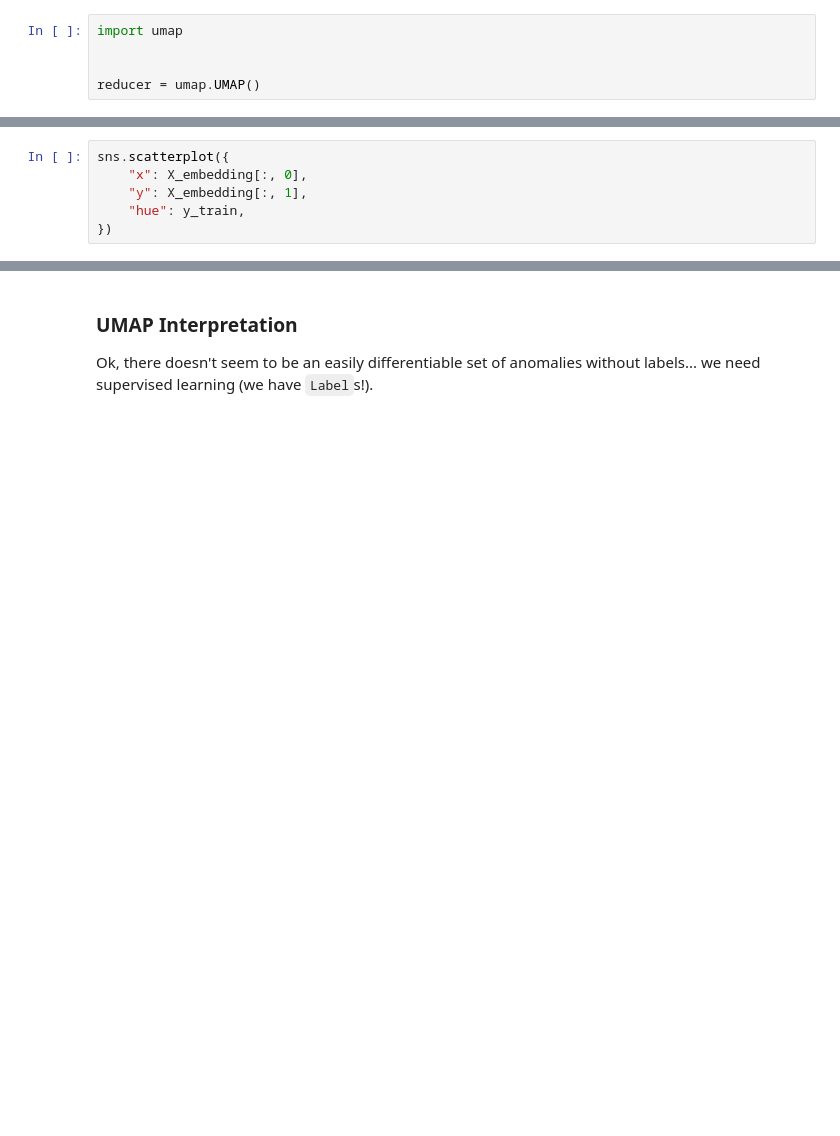
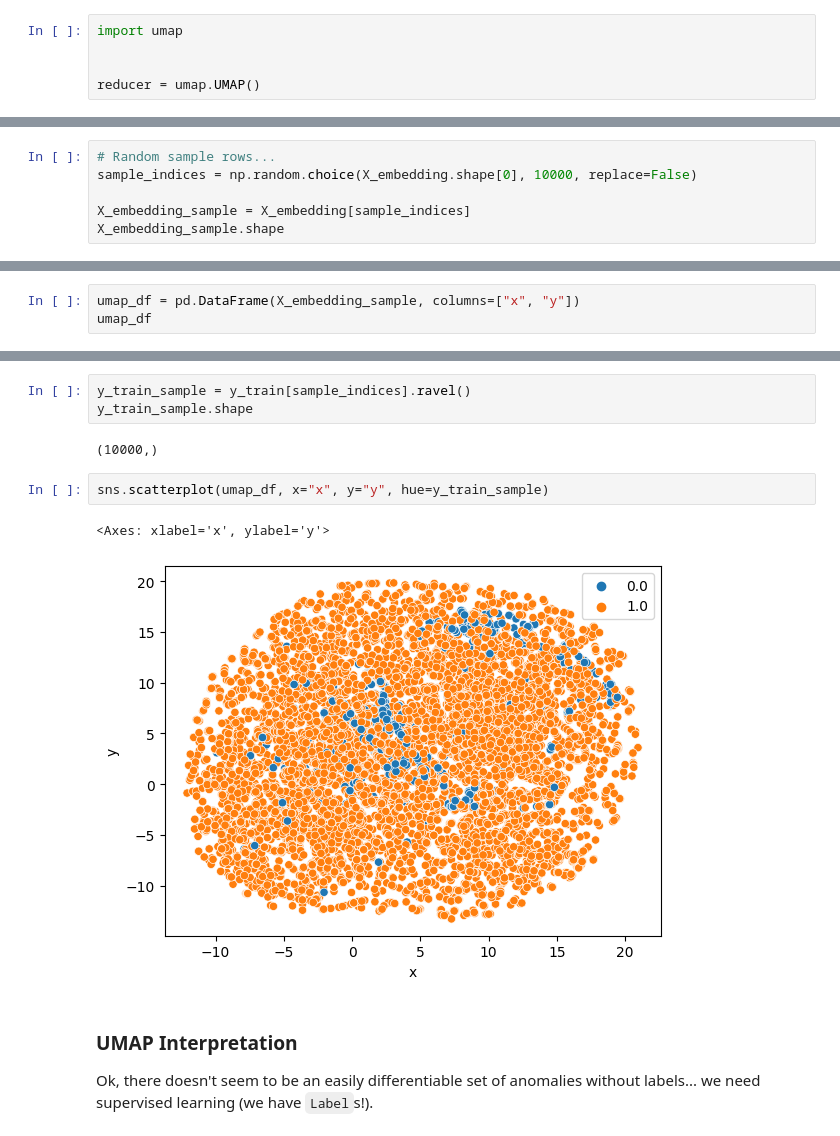
Before and after one commit to rjurney/netography, a Jupyter notebook: Exploratory Data Analysis.ipynb, the cells around one changed output, grey strips where cells are left out. Saved outputs shown, nothing was run; the diff lists cells and outputs as text; blank space fills up the shorter version.

Commit message:
UMAP scatterplot of features now works. Not differentiable without labels.

```diff
--- a/Exploratory Data Analysis.ipynb
+++ b/Exploratory Data Analysis.ipynb
@@ -753,0 +765,6 @@ X_embedding
+# %%
+# Random sample rows...
+sample_indices = np.random.choice(X_embedding.shape[0], 10000, replace=False)
+
+X_embedding_sample = X_embedding[sample_indices]
+X_embedding_sample.shape
@@ -754,6 +773,3 @@ X_embedding
 # %%
-sns.scatterplot({
-    "x": X_embedding[:, 0],
-    "y": X_embedding[:, 1],
-    "hue": y_train,
-})
+umap_df = pd.DataFrame(X_embedding_sample, columns=["x", "y"])
+umap_df
@@ -760,3 +790,13 @@ sns.scatterplot({
+# %%
+y_train_sample = y_train[sample_indices].ravel()
+y_train_sample.shape
+# %% [output]
+(10000,)
+# %%
+sns.scatterplot(umap_df, x="x", y="y", hue=y_train_sample)
+# %% [output]
+<Axes: xlabel='x', ylabel='y'>
+[figure, added]
 # %% [markdown]
 ### UMAP Interpretation
 
```
Also changed, not shown: parts of 5 cells of this notebook.
